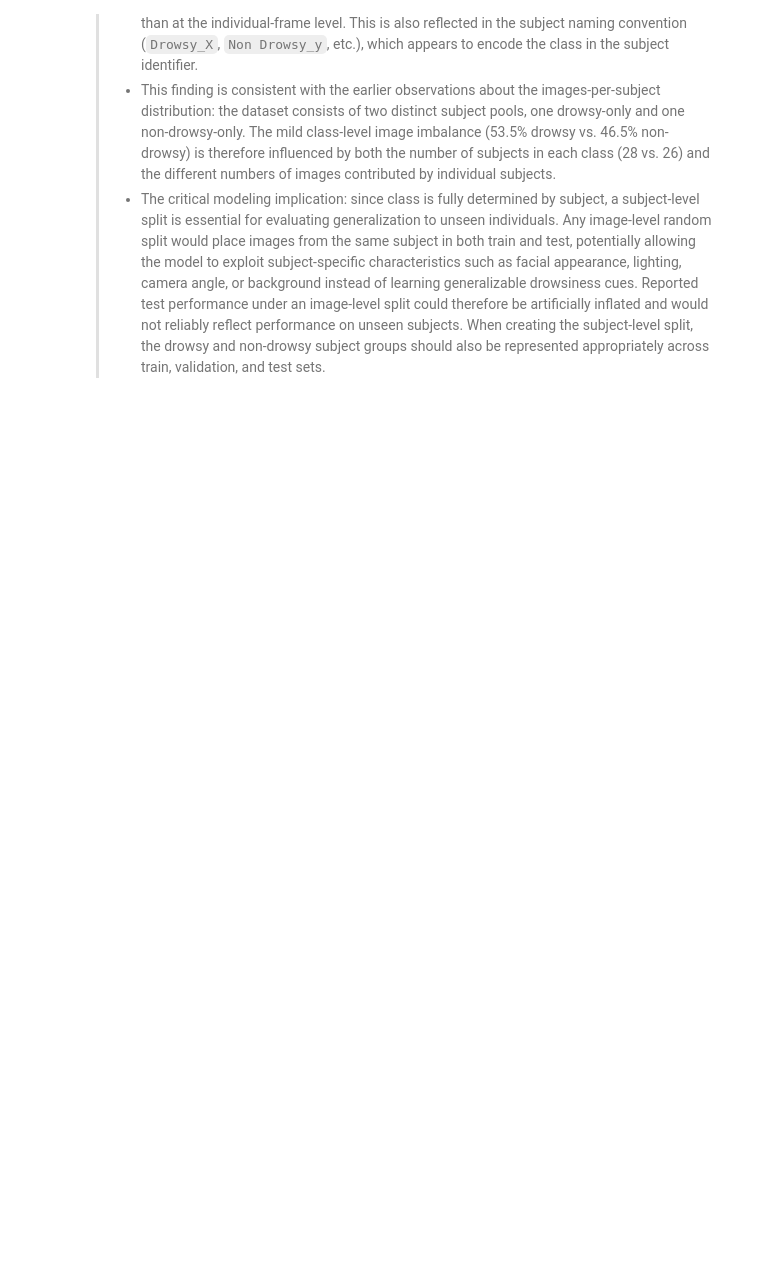
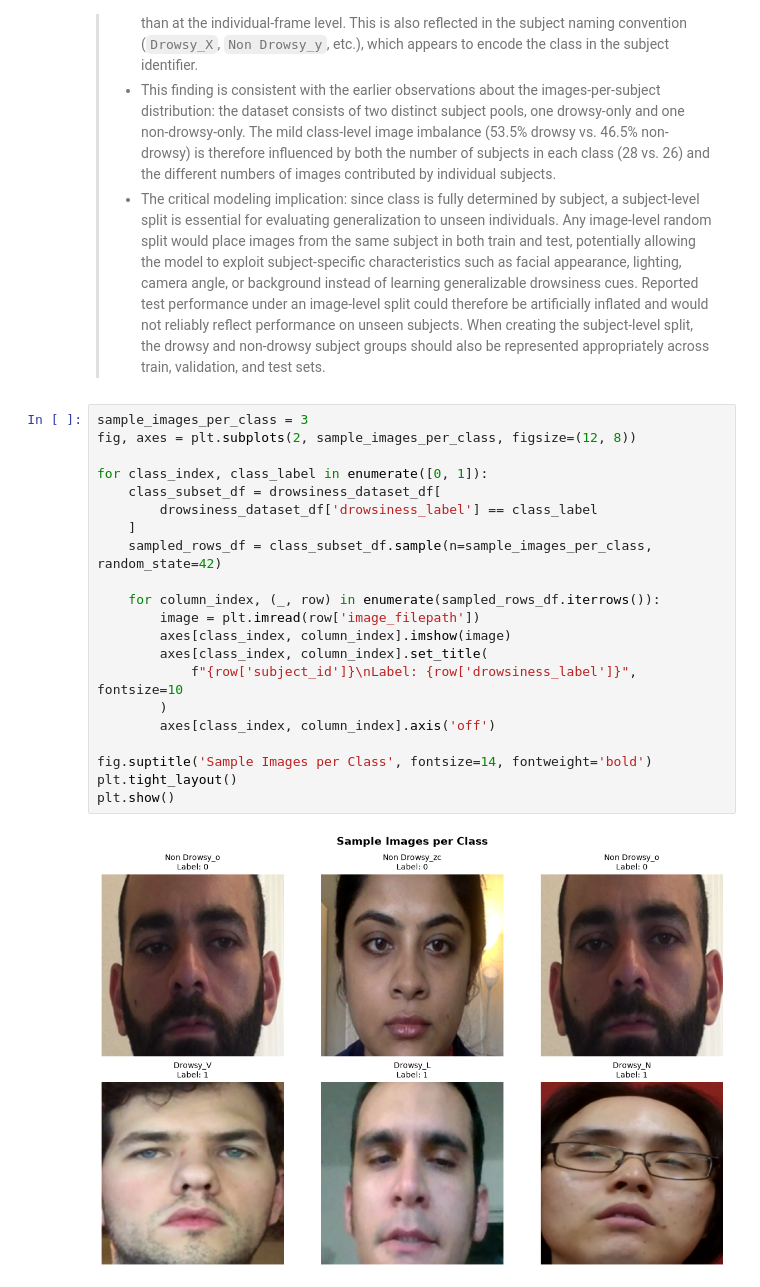
Before and after one commit to lozeva/driver-drowsiness-detection-cnn, a Jupyter notebook: driver_drowsiness_detection.ipynb, the cells around one changed output. Cells and saved outputs as stored; diff of their text form; blank space fills up the shorter version.

Commit message:
Complete Section 5: sample images grid and subject-level split results

```diff
--- a/driver_drowsiness_detection.ipynb
+++ b/driver_drowsiness_detection.ipynb
@@ -207,3 +207,26 @@ Name: drowsy_ratio, dtype: float64
 > * This means `subject_id` perfectly determines `drowsiness_label` in this dataset - each subject is associated with either the drowsy or the non-drowsy class, rather than both. This suggests that the class assignment was made at the subject/recording-session level rather than at the individual-frame level. This is also reflected in the subject naming convention (`Drowsy_X`, `Non Drowsy_y`, etc.), which appears to encode the class in the subject identifier.
 > * This finding is consistent with the earlier observations about the images-per-subject distribution: the dataset consists of two distinct subject pools, one drowsy-only and one non-drowsy-only. The mild class-level image imbalance (53.5% drowsy vs. 46.5% non-drowsy) is therefore influenced by both the number of subjects in each class (28 vs. 26) and the different numbers of images contributed by individual subjects.
 > * The critical modeling implication: since class is fully determined by subject, a subject-level split is essential for evaluating generalization to unseen individuals. Any image-level random split would place images from the same subject in both train and test, potentially allowing the model to exploit subject-specific characteristics such as facial appearance, lighting, camera angle, or background instead of learning generalizable drowsiness cues. Reported test performance under an image-level split could therefore be artificially inflated and would not reliably reflect performance on unseen subjects. When creating the subject-level split, the drowsy and non-drowsy subject groups should also be represented appropriately across train, validation, and test sets.
+# %%
+sample_images_per_class = 3
+fig, axes = plt.subplots(2, sample_images_per_class, figsize=(12, 8))
+
+for class_index, class_label in enumerate([0, 1]):
+    class_subset_df = drowsiness_dataset_df[
+        drowsiness_dataset_df['drowsiness_label'] == class_label
+    ]
+    sampled_rows_df = class_subset_df.sample(n=sample_images_per_class, random_state=42)
+
+    for column_index, (_, row) in enumerate(sampled_rows_df.iterrows()):
+        image = plt.imread(row['image_filepath'])
+        axes[class_index, column_index].imshow(image)
+        axes[class_index, column_index].set_title(
+            f"{row['subject_id']}\nLabel: {row['drowsiness_label']}", fontsize=10
+        )
+        axes[class_index, column_index].axis('off')
+
+fig.suptitle('Sample Images per Class', fontsize=14, fontweight='bold')
+plt.tight_layout()
+plt.show()
+# %% [output]
+[figure, added]
```
Also changed, not shown: parts of 3 cells of this notebook.
